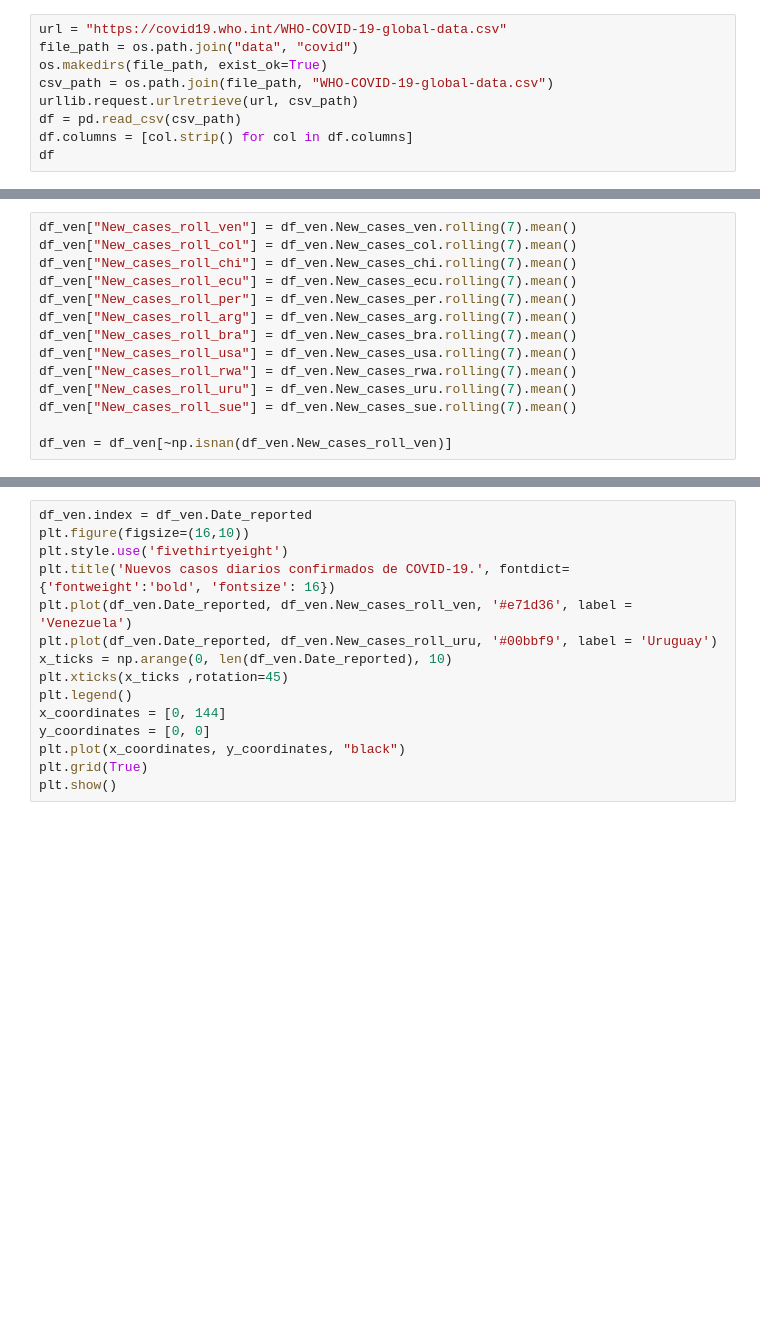
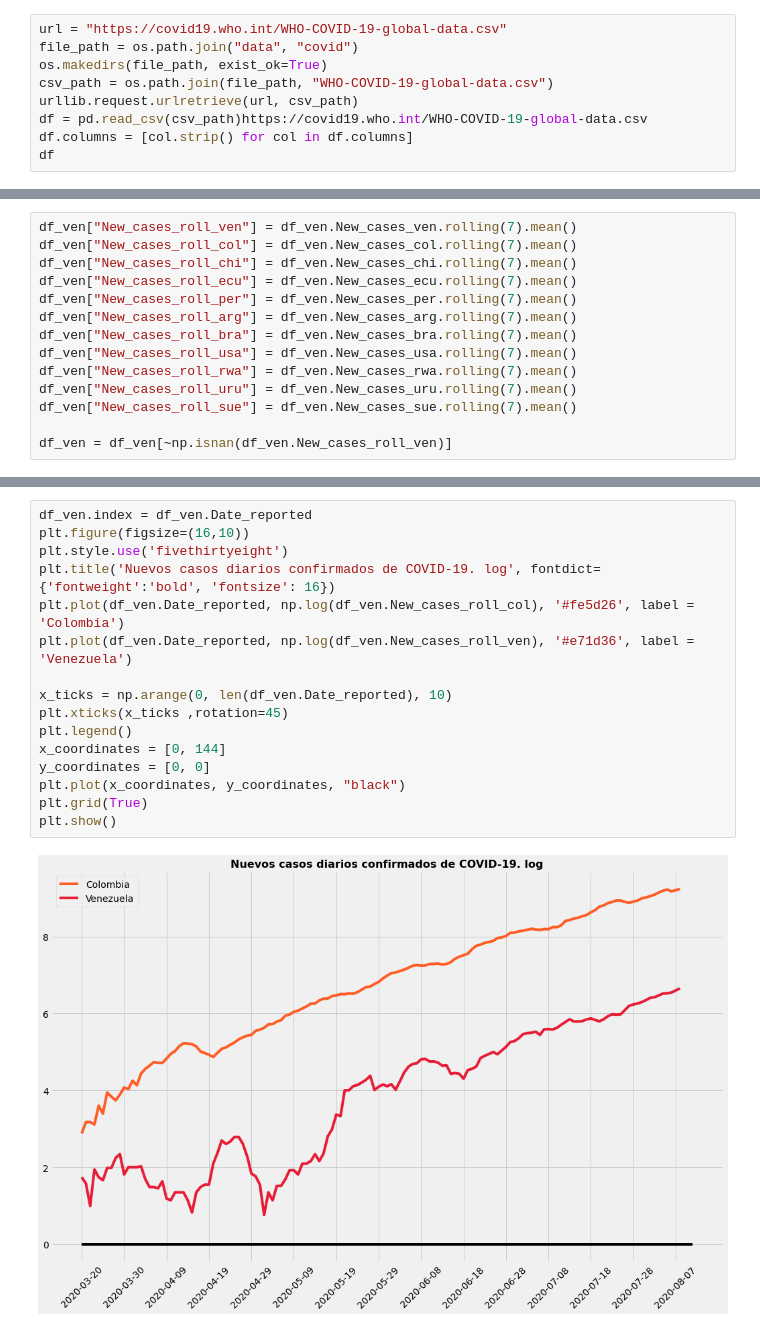
Before and after one commit to MagcDEV/covidVen, a Jupyter notebook: covid_19_ven.ipynb, the cells around one changed output, grey strips where cells are left out. Saved outputs shown, nothing was run; the diff lists cells and outputs as text; blank space fills up the shorter version.

```diff
--- a/covid_19_ven.ipynb
+++ b/covid_19_ven.ipynb
@@ -15,6 +20,6 @@ file_path = os.path.join("data", "covid")
 os.makedirs(file_path, exist_ok=True)
 csv_path = os.path.join(file_path, "WHO-COVID-19-global-data.csv")
 urllib.request.urlretrieve(url, csv_path)
-df = pd.read_csv(csv_path)
+df = pd.read_csv(csv_path)https://covid19.who.int/WHO-COVID-19-global-data.csv
 df.columns = [col.strip() for col in df.columns]
 df
@@ -105,18 +154,21 @@ plt.show()
 # %%
 df_ven.index = df_ven.Date_reported
 plt.figure(figsize=(16,10))
 plt.style.use('fivethirtyeight')
-plt.title('Nuevos casos diarios confirmados de COVID-19.', fontdict={'fontweight':'bold', 'fontsize': 16})
-plt.plot(df_ven.Date_reported, df_ven.New_cases_roll_ven, '#e71d36', label = 'Venezuela')
-plt.plot(df_ven.Date_reported, df_ven.New_cases_roll_uru, '#00bbf9', label = 'Uruguay')
+plt.title('Nuevos casos diarios confirmados de COVID-19. log', fontdict={'fontweight':'bold', 'fontsize': 16})
+plt.plot(df_ven.Date_reported, np.log(df_ven.New_cases_roll_col), '#fe5d26', label = 'Colombia')
+plt.plot(df_ven.Date_reported, np.log(df_ven.New_cases_roll_ven), '#e71d36', label = 'Venezuela')
+
 x_ticks = np.arange(0, len(df_ven.Date_reported), 10)
 plt.xticks(x_ticks ,rotation=45)
 plt.legend()
 x_coordinates = [0, 144]
 y_coordinates = [0, 0]
 plt.plot(x_coordinates, y_coordinates, "black")
 plt.grid(True)
 plt.show()
+# %% [output]
+[figure, added]
 # %%
 df_ven.index = df_ven.Date_reported
 plt.style.use('fivethirtyeight')
```
Also changed, not shown: parts of 20 cells of this notebook, 1 other file.
